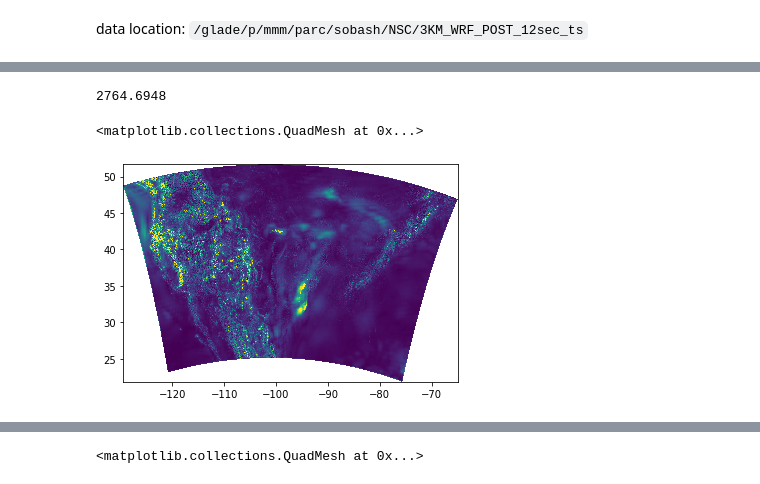
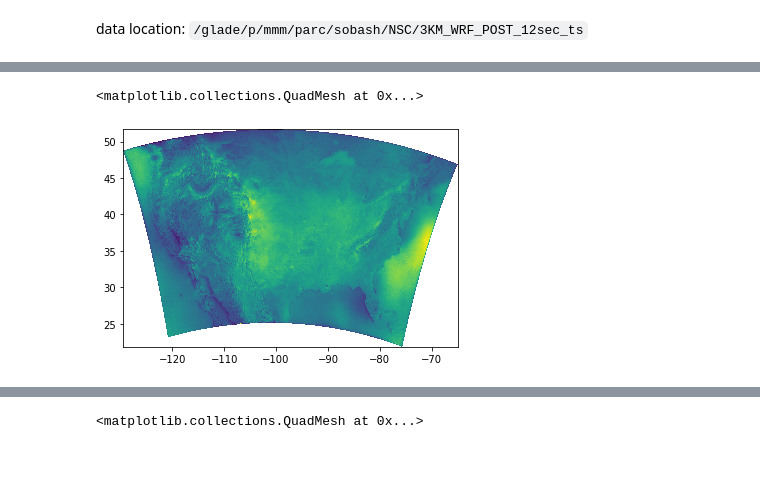
Before and after one commit to yingkaisha/NCAR-ExWeather, a Jupyter notebook: NCAR-500_Exploratory_Data_Analysis.ipynb, the cells around one changed output, grey strips where cells are left out. Drawn from its saved outputs; the diff is of its cells as text; code cells hidden in the pictures.

```diff
--- a/NCAR-500_Exploratory_Data_Analysis.ipynb
+++ b/NCAR-500_Exploratory_Data_Analysis.ipynb
@@ -22,15 +24,16 @@ nc_files = sorted(glob(base_dir+'*/*.nc'))
 # %%
-UH_max = np.zeros(1000)
-
+#UH_max = np.zeros(1000)
+AFWA_SNOW = np.zeros(XLAT.shape)
 for i in range(1000):
 
-    with nc.Dataset(nc_files[i], 'r') as ncio:
+    with nc.Dataset(nc_files[i+1], 'r') as ncio:
         #print(ncio)
         #XLAT = ncio['XLAT'][0, ...]
         #XLON = ncio['XLONG'][0, ...]
-        UH_3km = ncio['UP_HELI_MAX03'][0, ...]
+        #UH_3km = ncio['UP_HELI_MAX03'][0, ...]
+        AFWA_SNOW += ncio['PBLH'][0, ...]
         #U_max = np.nanmax(ncio['U_PL'][0, :3, ...], axis=0)
         #V_max = np.nanmax(ncio['V_PL'][0, :3, ...], axis=0)
         #W_UP_MAX = ncio['W_UP_MAX'][0, ...]
 
-    UH_max[i] = np.max(UH_3km)
+    #UH_max[i] = np.max(UH_3km)
@@ -54,9 +40,5 @@ plt.plot(XLAT[::20, ::20].T, XLON[::20, ::20].T, 'k-', lw=0.5);
-# %%
-np.min(GHT_PL[3, ...])
-# %% [output]
-2764.6948
 # %%
-plt.pcolormesh(XLON, XLAT, W_UP_MAX, vmin=0, vmax=1)
+plt.pcolormesh(XLON, XLAT, AFWA_SNOW)
 # %% [output]
 <matplotlib.collections.QuadMesh at 0x...>
-[figure, old version]
+[figure, new version]
```
Also changed, not shown: parts of 9 cells of this notebook, 3 other files.
